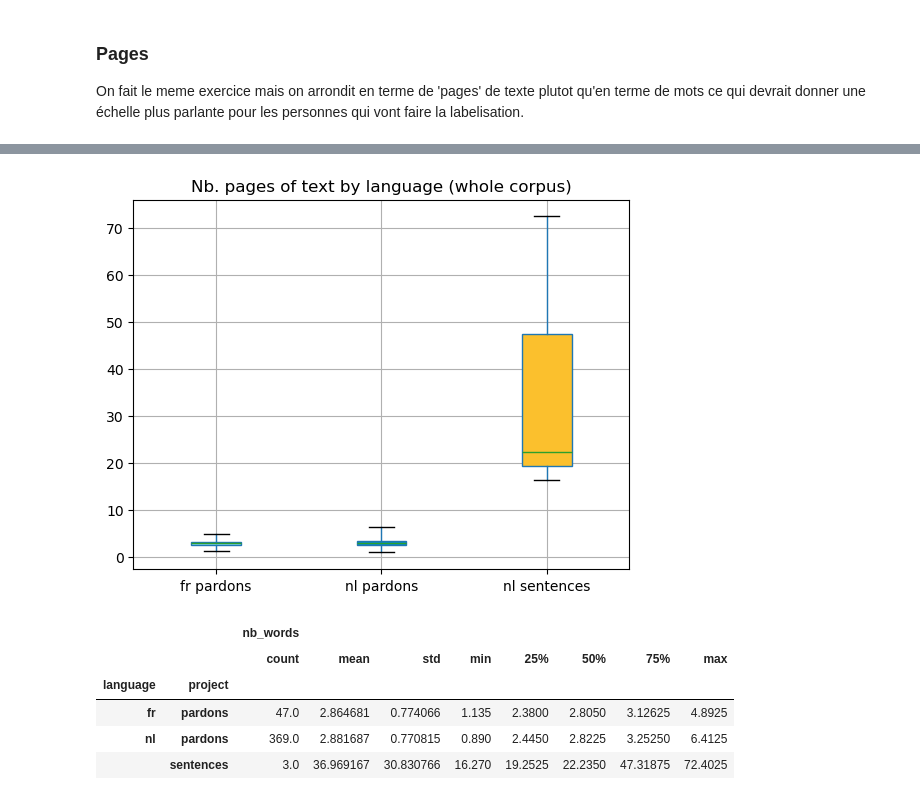
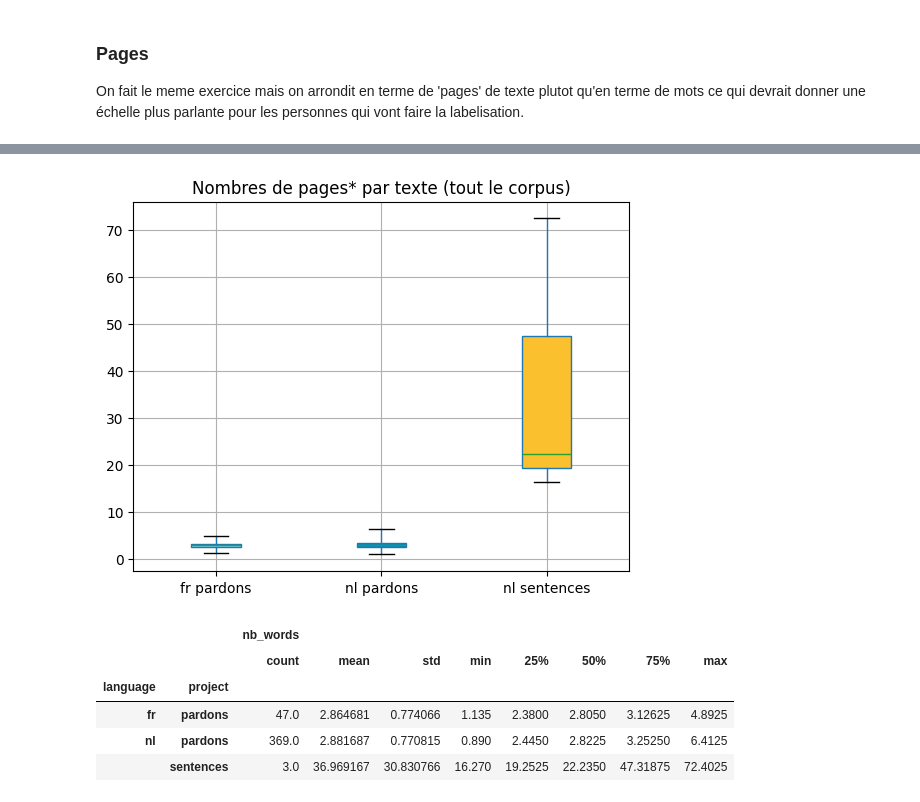
Before and after one commit to xgillard/xp-airchivist, a Jupyter notebook: Qq Stats A propos du Corpus.ipynb, the cells around one changed output, grey strips where cells are left out. Drawn from its saved outputs; the diff is of its cells as text; code cells hidden in the pictures.

```diff
--- a/Qq Stats A propos du Corpus.ipynb
+++ b/Qq Stats A propos du Corpus.ipynb
@@ -138,27 +138,27 @@ data.describe()
 # %%
 PAGE_SZ = 400.0
 df['nb_words'] = df.apply(lambda x: len(x.text.split()) / PAGE_SZ, axis=1)
 data   = df[['project', 'language', 'nb_words']].groupby(['language', 'project'])
 labels = data.count().index.map(lambda xs: ' '.join(xs))
 
 colors =["#81D4FA", "#0288D1", "#FBC02D"]
 ax,bplot  = data.boxplot(
     whis=(0, 100),
     subplots=False,
     patch_artist=True,
     return_type='both',
 )
 
 for patch, color in zip(bplot['boxes'], colors):
     patch.set_facecolor(color)
 
-ax.set_title("Nb. pages of text by language (whole corpus)")
+ax.set_title("Nombres de pages* par texte (tout le corpus)")
 ax.set_xticklabels(labels)
 plt.show()
 
 data.describe()
 # %% [output]
-[figure, old version]
+[figure, new version]
 |  |  | nb_words |  |  |  |  |  |  |  |
 |  |  | count | mean | std | min | 25% | 50% | 75% | max |
 | language | project |  |  |  |  |  |  |  |  |
```
Also changed, not shown: parts of 3 cells of this notebook, 7 other files.
